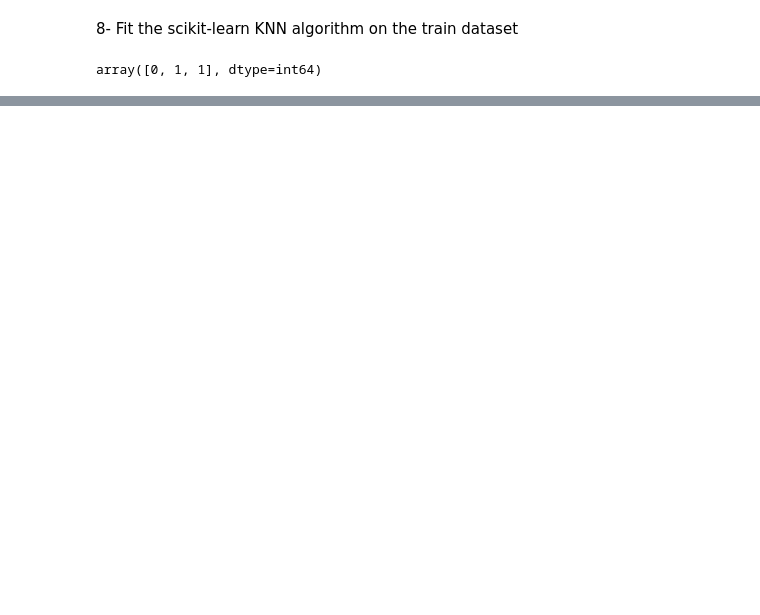
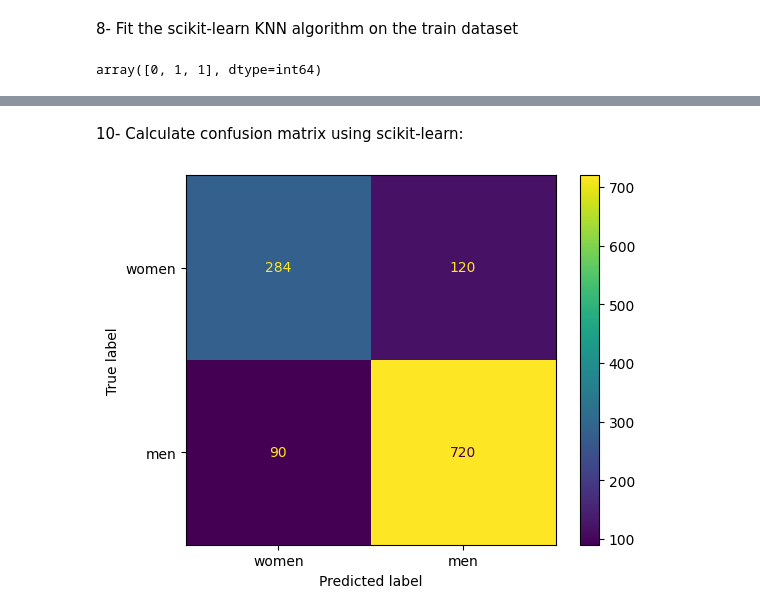
Before and after one commit to akheradmand/MachineLearning, a Jupyter notebook: 42/men_women.ipynb, the cells around one changed output, grey strips where cells are left out. Cells and saved outputs as stored; diff of their text form; code cells hidden in the pictures; blank space fills up the shorter version.

```diff
--- a/42/men_women.ipynb
+++ b/42/men_women.ipynb
@@ -185,7 +197,7 @@ plt.show()
 # %%
 from sklearn.neighbors import KNeighborsClassifier
 
-knn=KNeighborsClassifier(n_neighbors=9)
+knn=KNeighborsClassifier(n_neighbors=5)
 knn.fit(X_train,Y_train)
 knn.predict(new_inputs)
 # %% [output]
@@ -196,0 +211,14 @@ knn.score(X_test,Y_test)
+# %% [markdown]
+10- Calculate confusion matrix using scikit-learn:
+# %%
+Y_pred_scikit=knn.predict(X_test)
+# %%
+from sklearn import metrics
+confusion_matrix = metrics.confusion_matrix(Y_test, Y_pred_scikit)
+
+cm_display = metrics.ConfusionMatrixDisplay(confusion_matrix = confusion_matrix, display_labels = ["women", "men"])
+
+cm_display.plot()
+plt.show()
+# %% [output]
+[figure, added]
```
Also changed, not shown: parts of 10 cells of this notebook, 5 other files.
